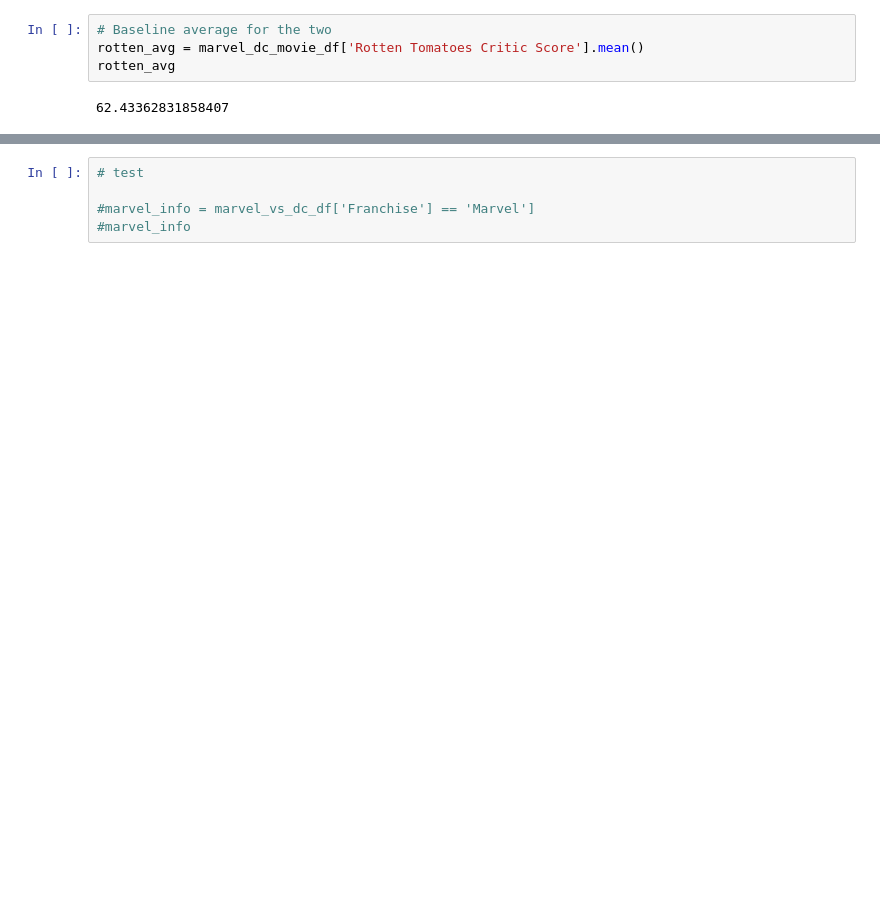
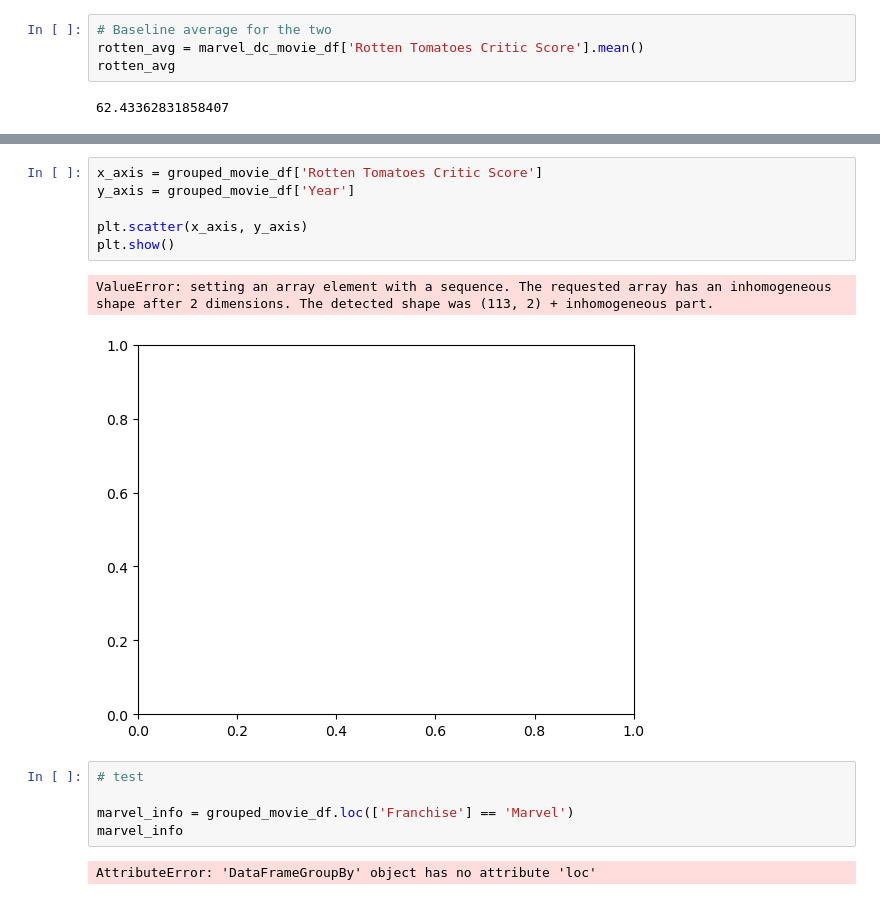
Before and after one commit to Nathan-Savage/project1, a Jupyter notebook: ns_project1.ipynb, the cells around one changed output, grey strips where cells are left out. Cells and saved outputs as stored; diff of their text form; blank space fills up the shorter version.

```diff
--- a/ns_project1.ipynb
+++ b/ns_project1.ipynb
@@ -81,5 +113,16 @@ rotten_avg
+# %%
+x_axis = grouped_movie_df['Rotten Tomatoes Critic Score']
+y_axis = grouped_movie_df['Year']
+
+plt.scatter(x_axis, y_axis)
+plt.show()
+# %% [output]
+ValueError: setting an array element with a sequence. The requested array has an inhomogeneous shape after 2 dimensions. The detected shape was (113, 2) + inhomogeneous part.
+[figure, added]
 # %%
 # test
 
-#marvel_info = marvel_vs_dc_df['Franchise'] == 'Marvel']
-#marvel_info
+marvel_info = grouped_movie_df.loc(['Franchise'] == 'Marvel')
+marvel_info
+# %% [output]
+AttributeError: 'DataFrameGroupBy' object has no attribute 'loc'
```
Also changed, not shown: parts of 5 cells of this notebook, 1 other file.
